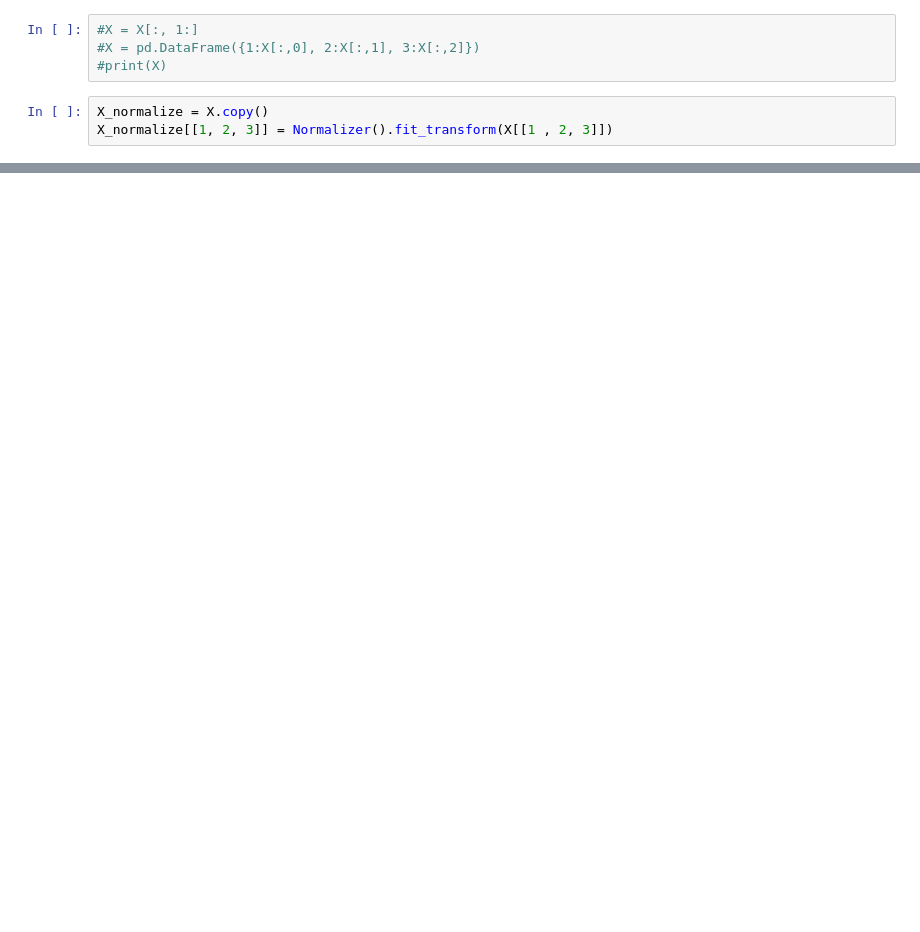
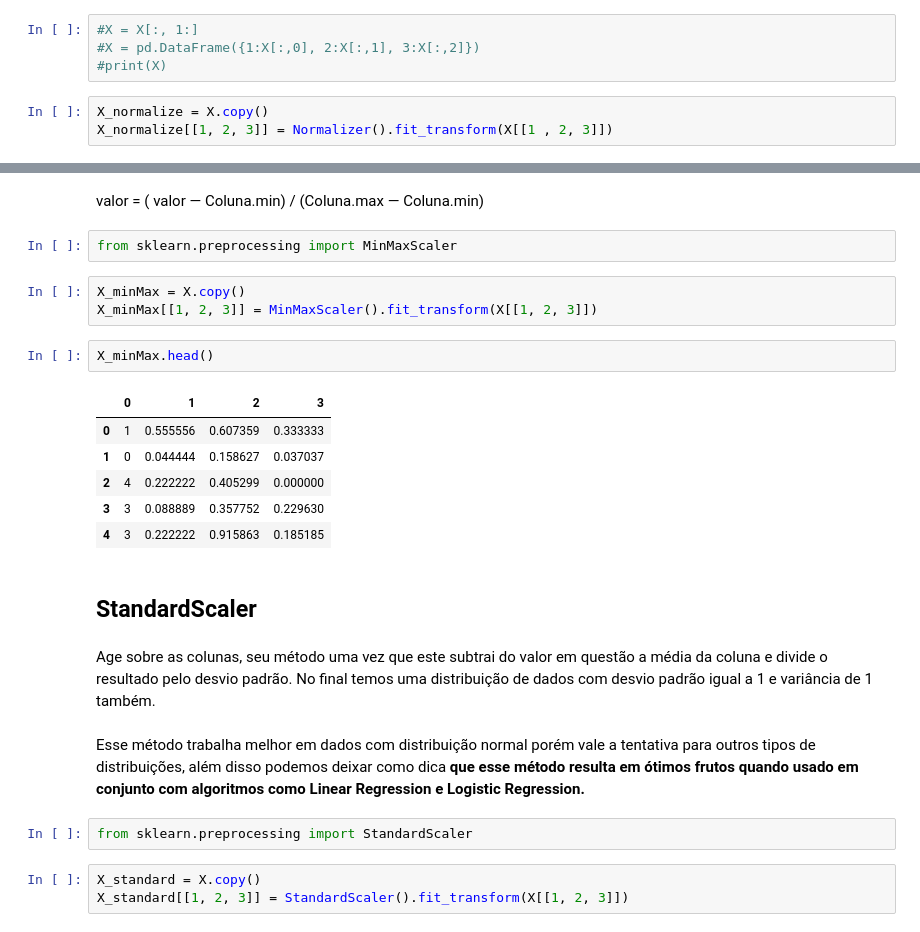
Before and after one commit to BrnCode/Pre-processamento-completo-em-python, a Jupyter notebook: Pré_processameto_de_dados.ipynb, the cells around one changed output, grey strips where cells are left out. Drawn from its saved outputs; the diff is of its cells as text; blank space fills up the shorter version.

```diff
--- a/Pré_processameto_de_dados.ipynb
+++ b/Pré_processameto_de_dados.ipynb
@@ -311,0 +320,27 @@ X_normalize.head()
+# %% [markdown]
+valor = ( valor — Coluna.min) / (Coluna.max — Coluna.min)
+# %%
+from sklearn.preprocessing import MinMaxScaler
+# %%
+X_minMax = X.copy()
+X_minMax[[1, 2, 3]] = MinMaxScaler().fit_transform(X[[1, 2, 3]])
+# %%
+X_minMax.head()
+# %% [output]
+|  | 0 | 1 | 2 | 3 |
+| 0 | 1 | 0.555556 | 0.607359 | 0.333333 |
+| 1 | 0 | 0.044444 | 0.158627 | 0.037037 |
+| 2 | 4 | 0.222222 | 0.405299 | 0.000000 |
+| 3 | 3 | 0.088889 | 0.357752 | 0.229630 |
+| 4 | 3 | 0.222222 | 0.915863 | 0.185185 |
+# %% [markdown]
+## StandardScaler
+# %% [markdown]
+Age sobre as colunas, seu método uma vez que este subtrai do valor em questão a média da coluna e divide o resultado pelo desvio padrão. No final temos uma distribuição de dados com desvio padrão igual a 1 e variância de 1 também.
+# %% [markdown]
+Esse método trabalha melhor em dados com distribuição normal porém vale a tentativa para outros tipos de distribuições, além disso podemos deixar como dica **que esse método resulta em ótimos frutos quando usado em conjunto com algoritmos como Linear Regression e Logistic Regression.**
+# %%
+from sklearn.preprocessing import StandardScaler
+# %%
+X_standard = X.copy()
+X_standard[[1, 2, 3]] = StandardScaler().fit_transform(X[[1, 2, 3]])
```
Also changed, not shown: parts of 71 cells of this notebook.
